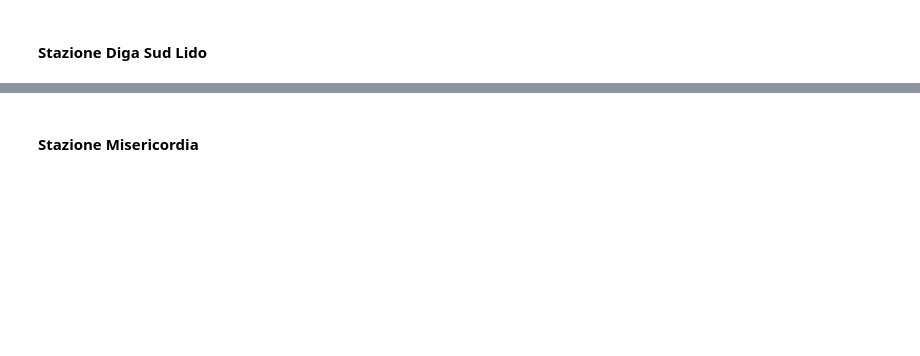
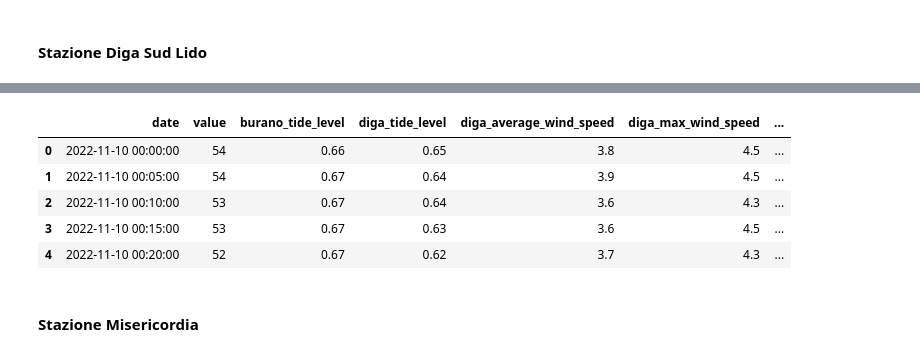
Before and after one commit to cyrilmichino/venice-meteo-analysis, a Jupyter notebook: notebook.ipynb, the cells around one changed output, grey strips where cells are left out. Drawn from its saved outputs; the diff is of its cells as text; code cells hidden in the pictures; blank space fills up the shorter version.

Commit message:
Burano and Diga Stations Data Consolidation

```diff
--- a/notebook.ipynb
+++ b/notebook.ipynb
@@ -151,0 +214,5 @@ print(astro_tide.tail())
+# %%
+burano_station.rename(columns={'Data':'date','Burano Liv.Idrom. medio 1m':'burano_tide_level'}, inplace=True) #Transalte column names to English
+burano_station['date'] = pd.to_datetime(burano_station.date) #Convert the date column into a datetime object
+
+burano_station.tail()
@@ -151,0 +238,4 @@ print(astro_tide.tail())
+# %%
+#Conslidate data to the main dataframe
+astro_tide = astro_tide.merge(burano_station, how='inner', on='date')
+astro_tide.head()
@@ -222,3 +271,8 @@ diga_station.head()
 | 2 | 2022-11-10 00:10:00 | 0.64 | 3.6 | 4.3 | 33 |
 | 3 | 2022-11-10 00:15:00 | 0.63 | 3.6 | 4.5 | 34 |
 | 4 | 2022-11-10 00:20:00 | 0.62 | 3.7 | 4.3 | 38 |
+# %%
+diga_station.rename(columns={'Data':'date','D.S. Lido Liv.Idrom. medio 1m':'diga_tide_level','Faro Diga Lido V.Vento med.10m':'diga_average_wind_speed','Faro Diga Lido V.Vento max':'diga_max_wind_speed','Faro Diga Lido D.Vento med. 10m':'diga_wind_direction'}, inplace=True) #Transalte column names to English
+diga_station['date'] = pd.to_datetime(diga_station.date) #Convert the date column into a datetime object
+
+diga_station.tail()
@@ -225,3 +301,14 @@ diga_station.head()
+# %%
+#Conslidate data to the main dataframe
+astro_tide = astro_tide.merge(diga_station, how='inner', on='date')
+astro_tide.head()
+# %% [output]
+|  | date | value | burano_tide_level | diga_tide_level | diga_average_wind_speed | diga_max_wind_speed | ... |
+| 0 | 2022-11-10 00:00:00 | 54 | 0.66 | 0.65 | 3.8 | 4.5 | ... |
+| 1 | 2022-11-10 00:05:00 | 54 | 0.67 | 0.64 | 3.9 | 4.5 | ... |
+| 2 | 2022-11-10 00:10:00 | 53 | 0.67 | 0.64 | 3.6 | 4.3 | ... |
+| 3 | 2022-11-10 00:15:00 | 53 | 0.67 | 0.63 | 3.6 | 4.5 | ... |
+| 4 | 2022-11-10 00:20:00 | 52 | 0.67 | 0.62 | 3.7 | 4.3 | ... |
 # %% [markdown]
 #### Stazione Misericordia
 # %%
```
Also changed, not shown: parts of 25 cells of this notebook.
